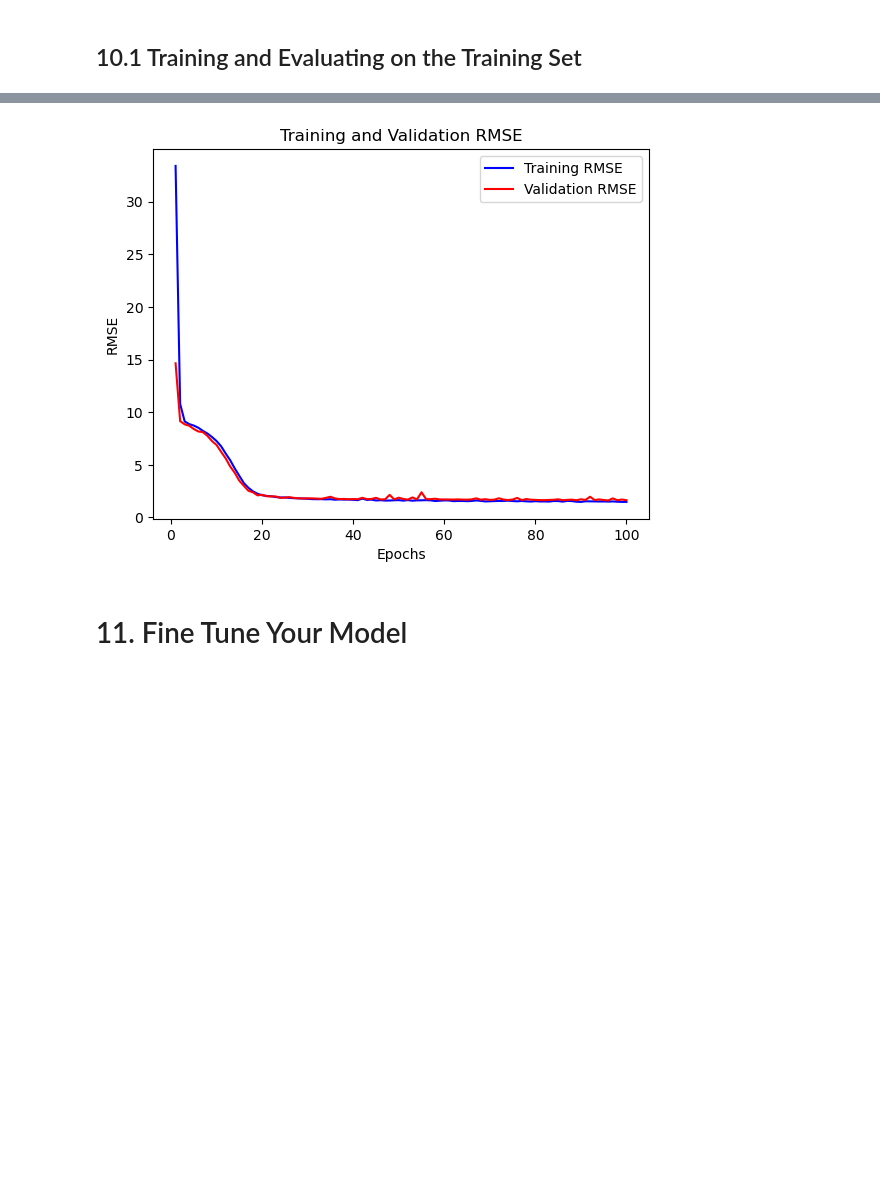
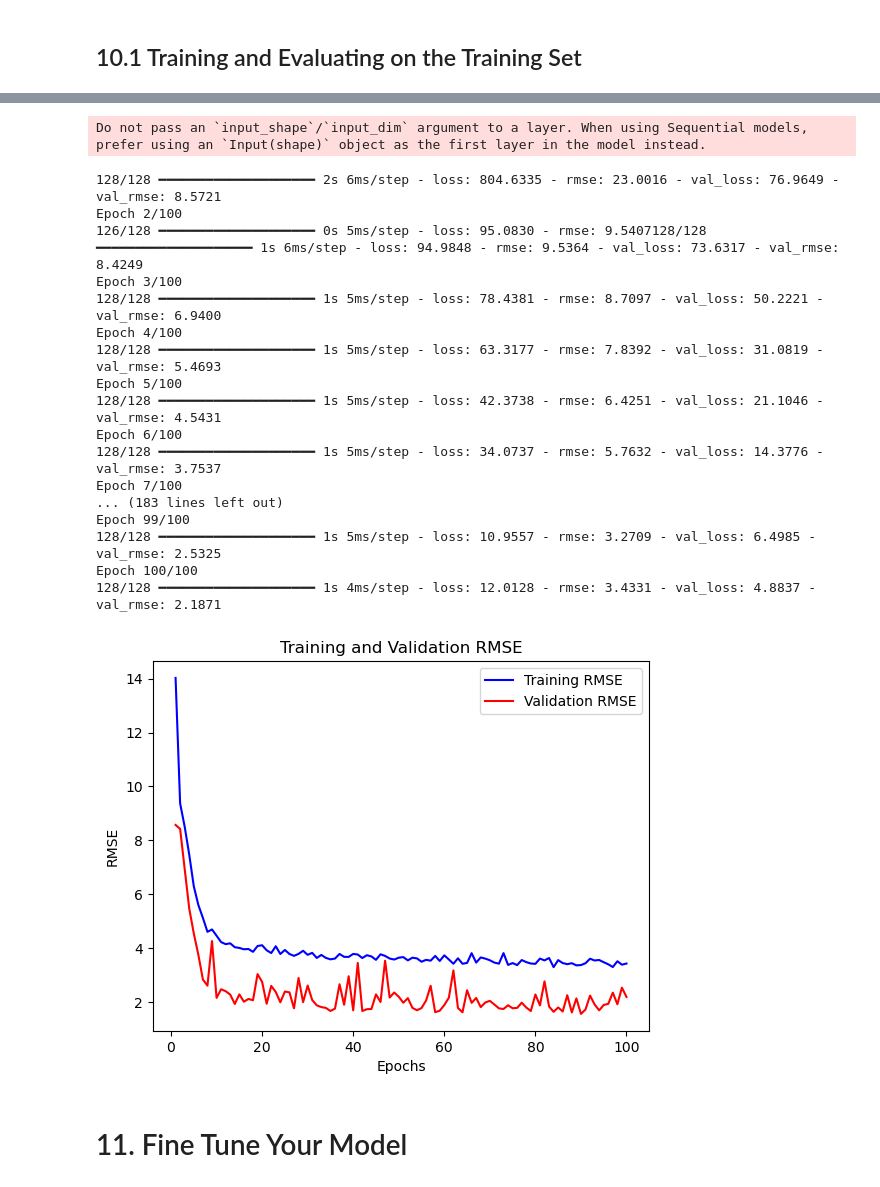
Before and after one commit to MarkPhamm/AI-Project, a Jupyter notebook: end-to-end.ipynb, the cells around one changed output, grey strips where cells are left out. Cells and saved outputs as stored; diff of their text form; code cells hidden in the pictures; blank space fills up the shorter version.

Commit message:
update model comparison and end-to-end

```diff
--- a/end-to-end.ipynb
+++ b/end-to-end.ipynb
@@ -660,19 +660,20 @@ def remove_outliers(df, column_names=None):
 # %%
 import tensorflow as tf
 from tensorflow.keras.models import Sequential
-from tensorflow.keras.layers import Dense
+from tensorflow.keras.layers import Dense, Dropout
 
 # Define a custom metric function for RMSE
 def rmse(y_true, y_pred):
     return tf.sqrt(tf.reduce_mean(tf.square(y_pred - y_true)))
 
-# Step 2: Define the model
+# Define the model with the given parameters
 model = Sequential([
-    Dense(64, activation='relu', input_shape=(train.shape[1],)),  # Input layer with 64 neurons and ReLU activation
-    Dense(32, activation='relu'),  # Hidden layer with 32 neurons and ReLU activation
+    Dense(782, activation='relu', input_shape=(train.shape[1],)),  # Input layer with 782 neurons and ReLU activation
+    Dropout(0.3139458037685006),  # Dropout layer with dropout rate
+    Dense(500, activation='relu'),  # Hidden layer with 500 neurons and ReLU activation
+    Dropout(0.3139458037685006),  # Dropout layer with dropout rate
     Dense(1)  # Output layer with 1 neuron (no activation function for regression)
 ])
-
 # Step 3: Compile the model
 model.compile(optimizer='adam', loss='mse', metrics=[rmse])  # Using MSE loss for regression and RMSE as a metric
 
@@ -713,4 +698,22 @@ Epoch 100/100
+Do not pass an `input_shape`/`input_dim` argument to a layer. When using Sequential models, prefer using an `Input(shape)` object as the first layer in the model instead.
+128/128 ━━━━━━━━━━━━━━━━━━━━ 2s 6ms/step - loss: 804.6335 - rmse: 23.0016 - val_loss: 76.9649 - val_rmse: 8.5721
+Epoch 2/100
+126/128 ━━━━━━━━━━━━━━━━━━━━ 0s 5ms/step - loss: 95.0830 - rmse: 9.5407128/128 ━━━━━━━━━━━━━━━━━━━━ 1s 6ms/step - loss: 94.9848 - rmse: 9.5364 - val_loss: 73.6317 - val_rmse: 8.4249
+Epoch 3/100
+128/128 ━━━━━━━━━━━━━━━━━━━━ 1s 5ms/step - loss: 78.4381 - rmse: 8.7097 - val_loss: 50.2221 - val_rmse: 6.9400
+Epoch 4/100
+128/128 ━━━━━━━━━━━━━━━━━━━━ 1s 5ms/step - loss: 63.3177 - rmse: 7.8392 - val_loss: 31.0819 - val_rmse: 5.4693
+Epoch 5/100
+128/128 ━━━━━━━━━━━━━━━━━━━━ 1s 5ms/step - loss: 42.3738 - rmse: 6.4251 - val_loss: 21.1046 - val_rmse: 4.5431
+Epoch 6/100
+128/128 ━━━━━━━━━━━━━━━━━━━━ 1s 5ms/step - loss: 34.0737 - rmse: 5.7632 - val_loss: 14.3776 - val_rmse: 3.7537
+Epoch 7/100
+... (183 lines left out)
+Epoch 99/100
+128/128 ━━━━━━━━━━━━━━━━━━━━ 1s 5ms/step - loss: 10.9557 - rmse: 3.2709 - val_loss: 6.4985 - val_rmse: 2.5325
+Epoch 100/100
+128/128 ━━━━━━━━━━━━━━━━━━━━ 1s 4ms/step - loss: 12.0128 - rmse: 3.4331 - val_loss: 4.8837 - val_rmse: 2.1871
-[figure, old version]
+[figure, new version]
 # %% [markdown]
 # 11. Fine Tune Your Model
 # %% [markdown]
```
Also changed, not shown: parts of 7 cells of this notebook, 1 other file.
